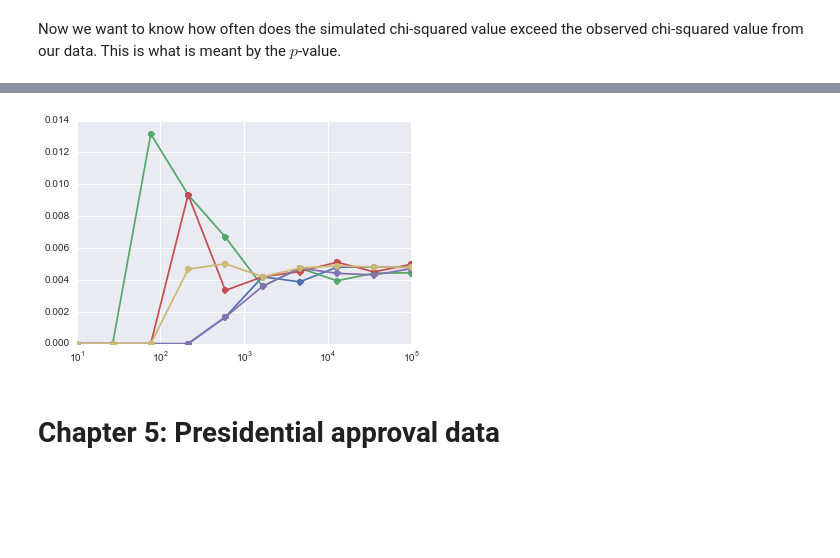
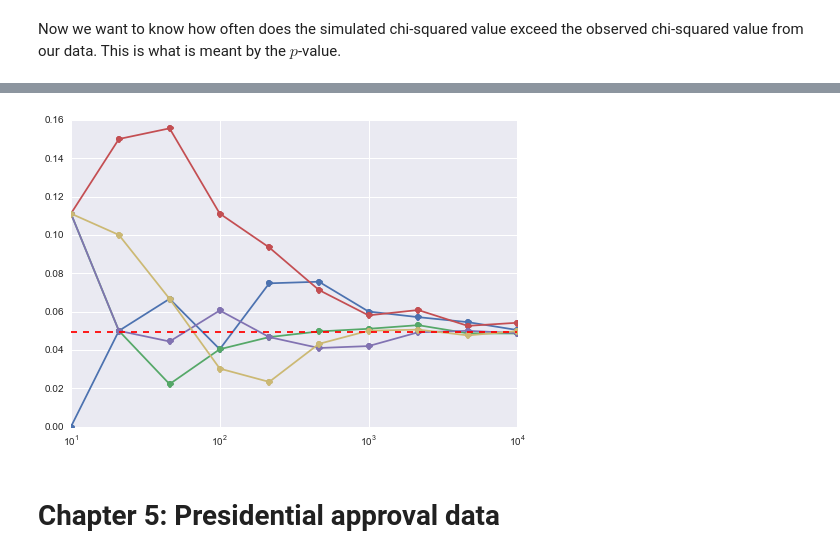
Before and after one commit to jacobeisenstein/gt-compj-class, a Jupyter notebook: examples-and-data/precision-journalism.ipynb, the cells around one changed output, grey strips where cells are left out. Saved outputs shown, nothing was run; the diff lists cells and outputs as text; code cells hidden in the pictures; blank space fills up the shorter version.

```diff
--- a/examples-and-data/precision-journalism.ipynb
+++ b/examples-and-data/precision-journalism.ipynb
@@ -234,4 +241,5 @@ print x_samp
 # %%
-chi2_computed,pval,dof,expected = chi2_contingency(x_samp,correction=False)
-print chi2_computed, pval
+chi2_computed,pval,dof,expected = chi2_contingency(x,correction=False)
+print 'chi-squared = ',chi2_computed
+print 'p = ',pval
 # %% [output]
@@ -246,8 +255,8 @@ Let's do try it.
 # %% [markdown]
 The null hypothesis is that the two contingencies -- participating in the unrest, and being from the south -- are unrelated. Each person's chance of each contingency is an independent draw from the *marginal probability* associated with each contingency. Let's compute those marginals.
 # %%
-p_southern_marginal = x_samp.sum(axis=0) / float(x_samp.sum())
-p_riot_marginal = x_samp.sum(axis=1)/float(x_samp.sum())
+p_southern_marginal = x.sum(axis=0) / float(x.sum())
+p_riot_marginal = x.sum(axis=1)/float(x.sum())
 print p_southern_marginal
 print p_riot_marginal
 # %% [output]
@@ -281,7 +282,7 @@ print p_contingent_null * x_samp.sum()
 # %%
 # the first parameter is the total number of counts
 # the second parameter is the null distribution reshaped into a vector
-rand_x_vec = np.random.multinomial(x_samp.sum(),p_contingent_null.reshape(4))
+rand_x_vec = np.random.multinomial(x.sum(),p_contingent_null.reshape(4))
 # we then reshape the vector back into a matrix
 rand_x = rand_x_vec.reshape(2,2)
 print rand_x
@@ -294,7 +295,7 @@ Now we want to know how often does the simulated chi-squared value exceed the ob
 N_samp = 50000
 sim_chi_sq = np.zeros(N_samp)
 for i in xrange(N_samp):
-    rand_x = np.random.multinomial(x_samp.sum(),p_contingent_null.reshape(4)).reshape(2,2)
+    rand_x = np.random.multinomial(x.sum(),p_contingent_null.reshape(4)).reshape(2,2)
     sim_chi_sq[i] = chi2(rand_x)
 # %%
 p_empirical = (sim_chi_sq > chi2_computed).mean()
@@ -304,16 +312,30 @@ print p_empirical, pval
 # %%
-N_samp = 100000
+chi2_computed,pval_computed,_,_ = chi2_contingency(x,correction=False)
+
+# we will draw 10000 samples from the null hypothesis distribution
+N_samp = 10000
+# plot the empirical p-value at these numbers of samples
 ref_N = np.logspace(1,np.log10(N_samp),10).astype(int)
+# let's try it five times
 for _ in xrange(5):
+    # hold the simulated chi-squared values
     sim_chi_sq = np.zeros(N_samp)
     ref_vals = []
+    # for each sample
     for i in xrange(N_samp):
+        # draw from the null hypothesis
         rand_x = np.random.multinomial(x_samp.sum(),p_contingent_null.reshape(4)).reshape(2,2)
+        # compute the chi-squared value of the draw
         sim_chi_sq[i] = chi2(rand_x)
+        # if this is one of the test points, save the p-value
         if (i+1) in ref_N:
-            ref_vals.append((sim_chi_sq[:i] > chi2_computed).mean())
-    plt.semilogx(ref_N,ref_vals,'o-')
+            pval = (sim_chi_sq[:i] > chi2_computed).mean()
+            ref_vals.append(pval)
+    # plot on a log-x axis
+    plt.semilogx(ref_N,ref_vals,'o-');
+# draw the analytically computed p-value
+plt.plot([ref_N[0],ref_N[-1]],[pval_computed, pval_computed],'r--');
 # %% [output]
-[figure, old version]
+[figure, new version]
 # %% [markdown]
 # Chapter 5: Presidential approval data #
```
Also changed, not shown: parts of 34 cells of this notebook.
